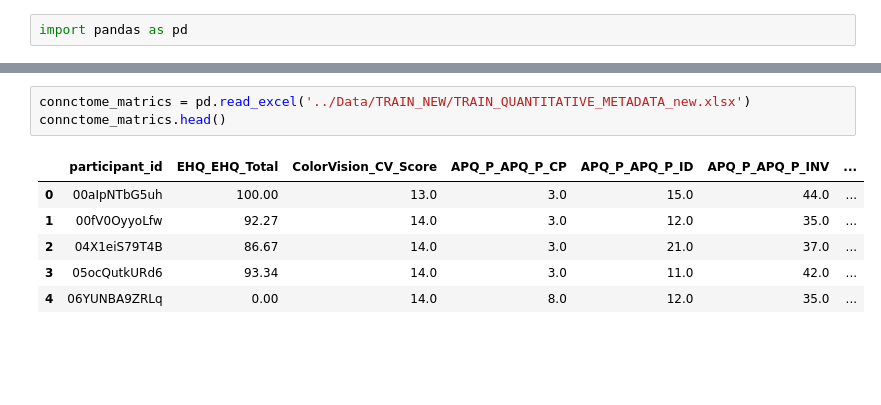
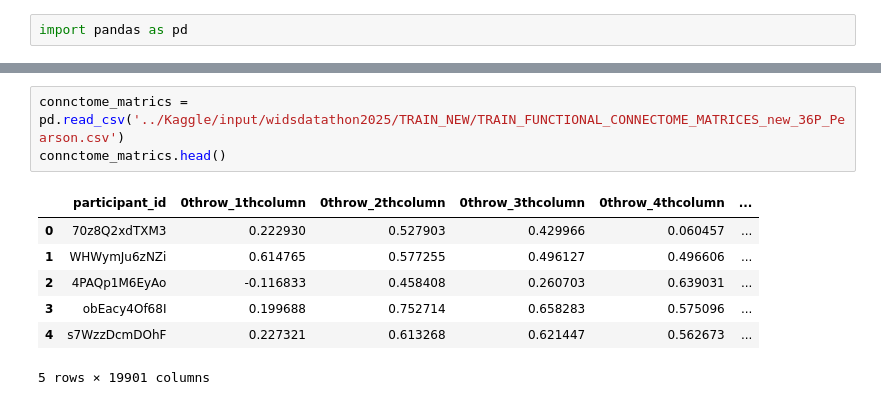
Before and after one commit to Leysha-B/Sex-patterns-in-ADHD, a Jupyter notebook: Analysis/data_cleaning.ipynb, the cells around one changed output, grey strips where cells are left out. Drawn from its saved outputs; the diff is of its cells as text; blank space fills up the shorter version.

```diff
--- a/Analysis/data_cleaning.ipynb
+++ b/Analysis/data_cleaning.ipynb
@@ -13,12 +13,13 @@ quantiative_train_data.head()
 | 3 | 05ocQutkURd6 | 93.34 | 14.0 | 3.0 | 11.0 | 42.0 | ... |
 | 4 | 06YUNBA9ZRLq | 0.00 | 14.0 | 8.0 | 12.0 | 35.0 | ... |
 # %%
-connctome_matrics = pd.read_excel('../Data/TRAIN_NEW/TRAIN_QUANTITATIVE_METADATA_new.xlsx')
+connctome_matrics = pd.read_csv('../Kaggle/input/widsdatathon2025/TRAIN_NEW/TRAIN_FUNCTIONAL_CONNECTOME_MATRICES_new_36P_Pearson.csv')
 connctome_matrics.head()
 # %% [output]
-|  | participant_id | EHQ_EHQ_Total | ColorVision_CV_Score | APQ_P_APQ_P_CP | APQ_P_APQ_P_ID | APQ_P_APQ_P_INV | ... |
-| 0 | 00aIpNTbG5uh | 100.00 | 13.0 | 3.0 | 15.0 | 44.0 | ... |
-| 1 | 00fV0OyyoLfw | 92.27 | 14.0 | 3.0 | 12.0 | 35.0 | ... |
-| 2 | 04X1eiS79T4B | 86.67 | 14.0 | 3.0 | 21.0 | 37.0 | ... |
-| 3 | 05ocQutkURd6 | 93.34 | 14.0 | 3.0 | 11.0 | 42.0 | ... |
-| 4 | 06YUNBA9ZRLq | 0.00 | 14.0 | 8.0 | 12.0 | 35.0 | ... |
+|  | participant_id | 0throw_1thcolumn | 0throw_2thcolumn | 0throw_3thcolumn | 0throw_4thcolumn | ... |
+| 0 | 70z8Q2xdTXM3 | 0.222930 | 0.527903 | 0.429966 | 0.060457 | ... |
+| 1 | WHWymJu6zNZi | 0.614765 | 0.577255 | 0.496127 | 0.496606 | ... |
+| 2 | 4PAQp1M6EyAo | -0.116833 | 0.458408 | 0.260703 | 0.639031 | ... |
+| 3 | obEacy4Of68I | 0.199688 | 0.752714 | 0.658283 | 0.575096 | ... |
+| 4 | s7WzzDcmDOhF | 0.227321 | 0.613268 | 0.621447 | 0.562673 | ... |
+5 rows × 19901 columns
```
Also changed, not shown: parts of 11 cells of this notebook, 4 other files.
